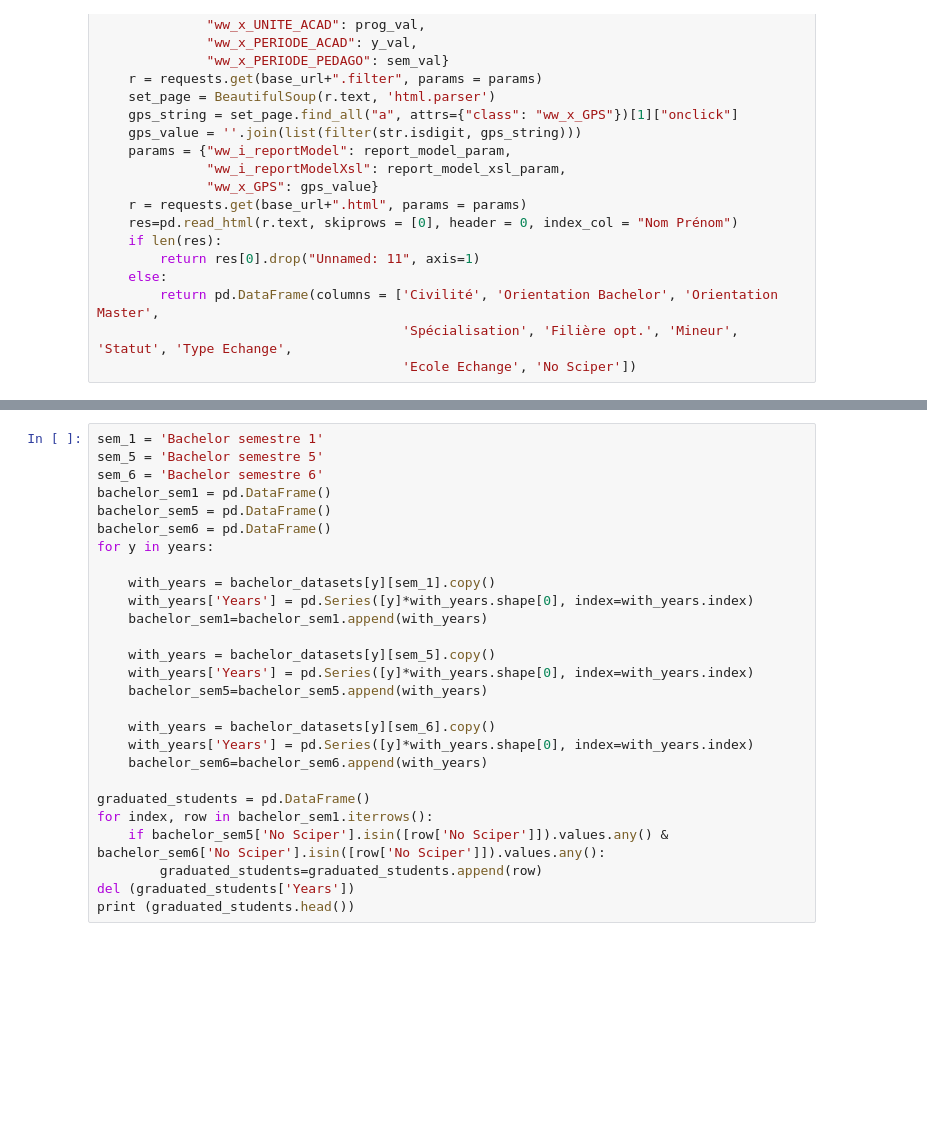
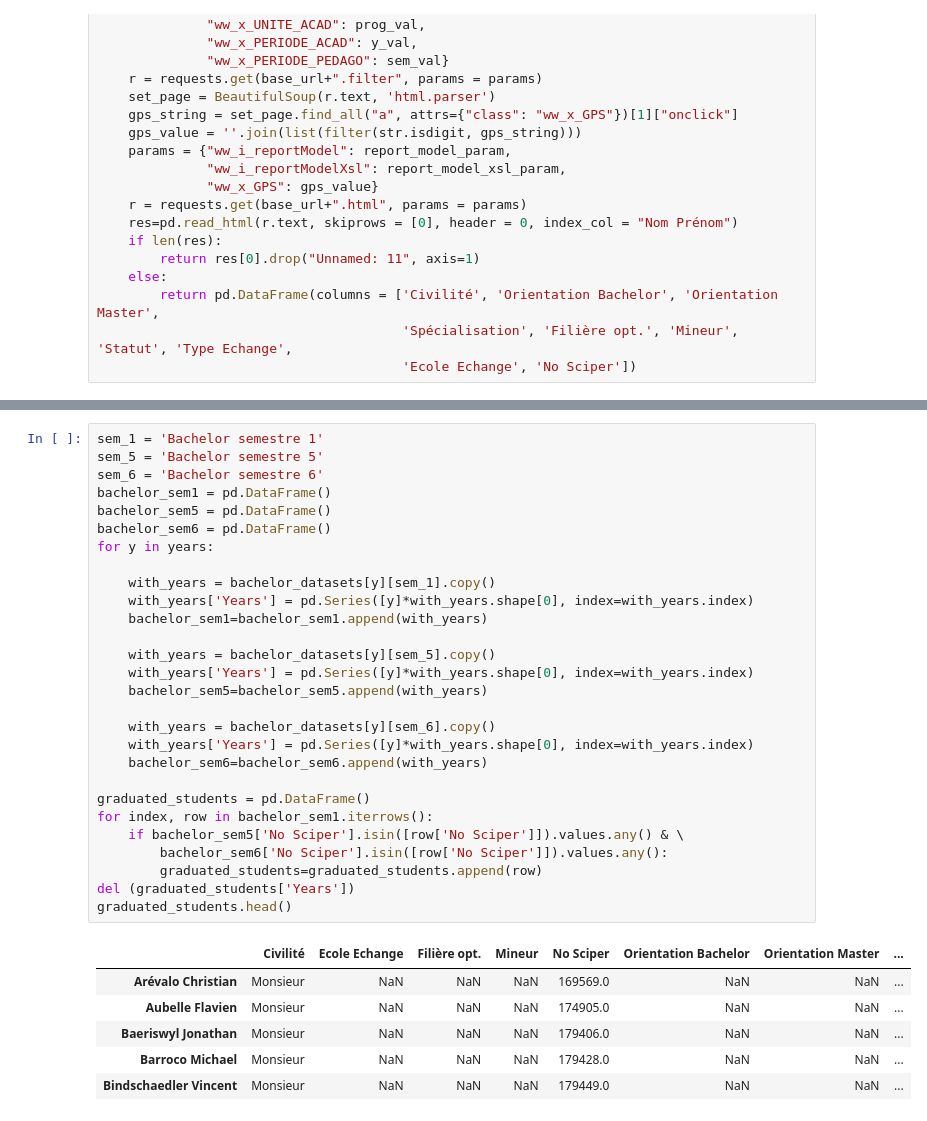
Before and after one commit to artem-s-shevchenko/ADA-homework, a Jupyter notebook: ada_hw2.ipynb, the cells around one changed output, grey strips where cells are left out. Cells and saved outputs as stored; diff of their text form; blank space fills up the shorter version.

```diff
--- a/ada_hw2.ipynb
+++ b/ada_hw2.ipynb
@@ -108,30 +141,38 @@ for year in years:
 # %%
 sem_1 = 'Bachelor semestre 1'
 sem_5 = 'Bachelor semestre 5'
 sem_6 = 'Bachelor semestre 6'
 bachelor_sem1 = pd.DataFrame()
 bachelor_sem5 = pd.DataFrame()
 bachelor_sem6 = pd.DataFrame()
 for y in years:
 
     with_years = bachelor_datasets[y][sem_1].copy()
     with_years['Years'] = pd.Series([y]*with_years.shape[0], index=with_years.index)
     bachelor_sem1=bachelor_sem1.append(with_years)
 
     with_years = bachelor_datasets[y][sem_5].copy()
     with_years['Years'] = pd.Series([y]*with_years.shape[0], index=with_years.index)
     bachelor_sem5=bachelor_sem5.append(with_years)
 
     with_years = bachelor_datasets[y][sem_6].copy()
     with_years['Years'] = pd.Series([y]*with_years.shape[0], index=with_years.index)
     bachelor_sem6=bachelor_sem6.append(with_years)
 
 graduated_students = pd.DataFrame()
 for index, row in bachelor_sem1.iterrows():
-    if bachelor_sem5['No Sciper'].isin([row['No Sciper']]).values.any() & bachelor_sem6['No Sciper'].isin([row['No Sciper']]).values.any():
+    if bachelor_sem5['No Sciper'].isin([row['No Sciper']]).values.any() & \
+        bachelor_sem6['No Sciper'].isin([row['No Sciper']]).values.any():
         graduated_students=graduated_students.append(row)
 del (graduated_students['Years'])
-print (graduated_students.head())
+graduated_students.head()
+# %% [output]
+|  | Civilité | Ecole Echange | Filière opt. | Mineur | No Sciper | Orientation Bachelor | Orientation Master | ... |
+| Arévalo Christian | Monsieur | NaN | NaN | NaN | 169569.0 | NaN | NaN | ... |
+| Aubelle Flavien | Monsieur | NaN | NaN | NaN | 174905.0 | NaN | NaN | ... |
+| Baeriswyl Jonathan | Monsieur | NaN | NaN | NaN | 179406.0 | NaN | NaN | ... |
+| Barroco Michael | Monsieur | NaN | NaN | NaN | 179428.0 | NaN | NaN | ... |
+| Bindschaedler Vincent | Monsieur | NaN | NaN | NaN | 179449.0 | NaN | NaN | ... |
 # %%
 graduated_students.drop_duplicates('No Sciper', inplace=True)
 months = [0]*len(graduated_students['No Sciper'])
```
Also changed, not shown: parts of 12 cells of this notebook, 2 other files.
